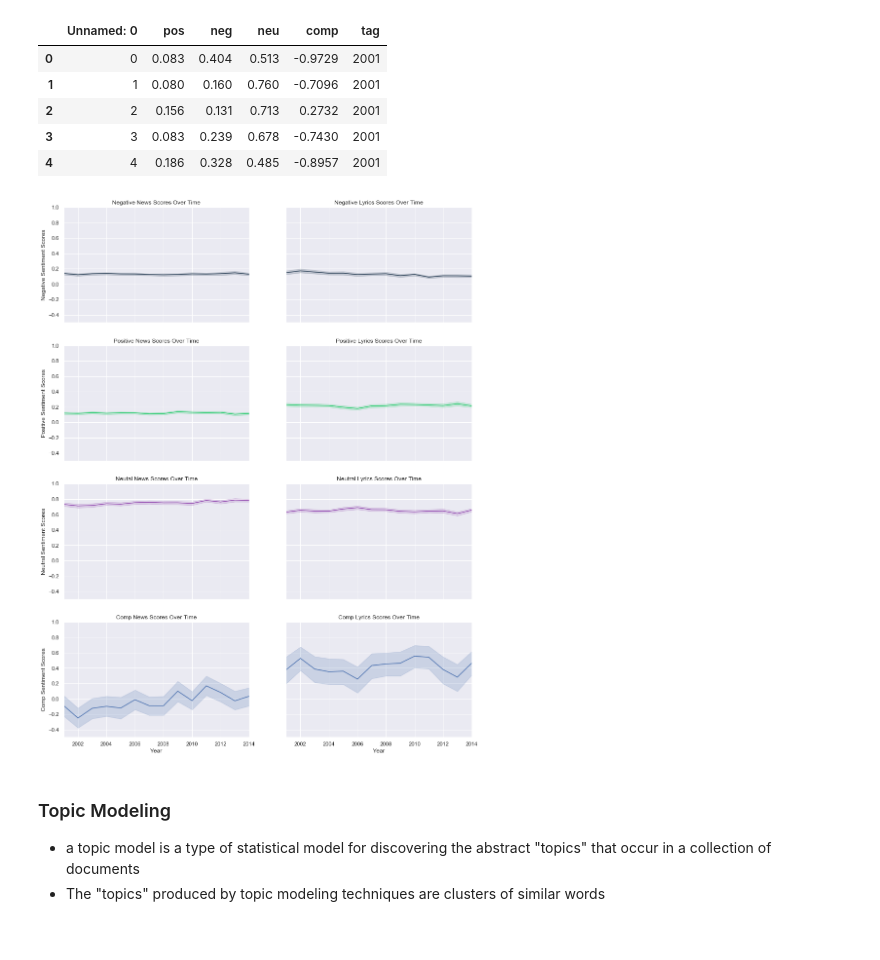
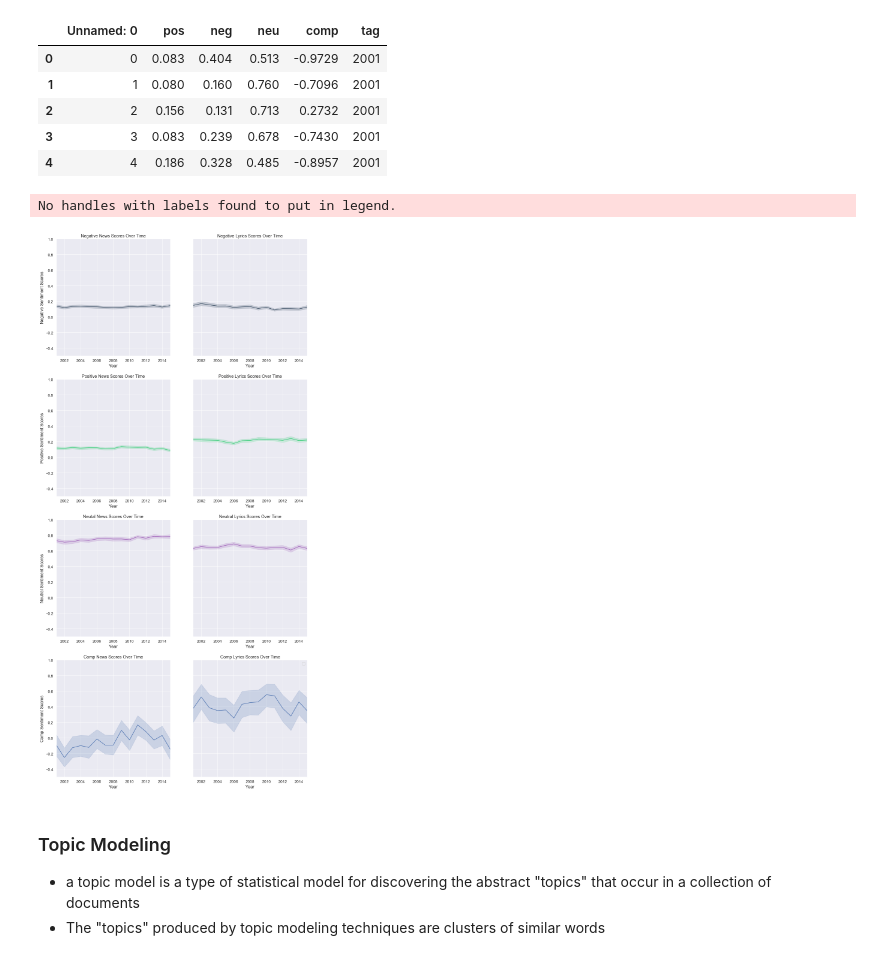
Before and after one commit to Yuerong2/final_projects, a Jupyter notebook: PresentationNotebook.ipynb, the cells around one changed output. Saved outputs shown, nothing was run; the diff lists cells and outputs as text; code cells hidden in the pictures.

```diff
--- a/PresentationNotebook.ipynb
+++ b/PresentationNotebook.ipynb
@@ -94,6 +94,8 @@ df_tfidf_both.head(5)
 df_tfidf_both[["NewsYR", "SongYR"]] = df_tfidf_both["NewsYR/SongYR"].str.split('/',expand=True)
 # %%
 df_tfidf_both["Year_diff"] = abs(pd.to_numeric(df_tfidf_both["SongYR"]) - pd.to_numeric(df_tfidf_both["NewsYR"]))
+# %%
+sns.set(font_scale=1.2)
 # %%
 n = sns.catplot(x="N_in_both", y="Year_diff",
             kind="bar", legend='full', palette='viridis',
@@ -155,7 +157,7 @@ df_sentiment_news.head(5)
 | 3 | 3 | 0.083 | 0.239 | 0.678 | -0.7430 | 2001 |
 | 4 | 4 | 0.186 | 0.328 | 0.485 | -0.8957 | 2001 |
 # %%
-fig, ((ax1, ax2), (ax3, ax4), (ax5, ax6), (ax7, ax8)) = plt.subplots(nrows=4, ncols=2, sharey=True, sharex=True, figsize=(15,20))
+fig, ((ax1, ax2), (ax3, ax4), (ax5, ax6), (ax7, ax8)) = plt.subplots(nrows=4, ncols=2, sharey=True, figsize=(15,33))
 
 s = sns.relplot(x="tag", y='neg', color="#34495e",
             kind="line", legend="full", ax=ax1, data=df_sentiment_lyrics);
@@ -163,7 +165,7 @@ ax1.set(title='Negative News Scores Over Time')
 ax1.set(ylabel='Negative Sentiment Scores')
 ax1.set(xlabel='Year')
 ax1.set(ylim=(-.5, 1))
-ax1.set(xlim=(2001, 2014))
+ax1.set(xlim=(2001, 2015))
 plt.close()
 
 a = sns.relplot(x="tag", y="neg", color="#34495e",
@@ -173,7 +175,7 @@ ax2.set(title='Negative Lyrics Scores Over Time')
 ax2.set(xlabel='Year')
 ax2.set(ylabel='Negative Sentiment Scores')
 ax2.set(ylim=(-.5, 1))
-ax2.set(xlim=(2001, 2014))
+ax2.set(xlim=(2001, 2015))
 plt.close()
 
 t = sns.relplot(x="tag", y="pos", ax=ax3, color="#2ecc71",
@@ -182,7 +184,7 @@ ax3.set(title='Positive News Scores Over Time')
 ax3.set(ylabel='Positive Sentiment Scores')
 ax3.set(xlabel='Year')
 ax3.set(ylim=(-.5, 1))
-ax3.set(xlim=(2001, 2014))
+ax3.set(xlim=(2001, 2015))
 plt.close()
 
 q = sns.relplot(x="tag", y='pos', ax=ax4,color="#2ecc71",
@@ -191,7 +193,7 @@ ax4.set(title='Positive Lyrics Scores Over Time')
 ax4.set(ylabel='Positive Sentiment Scores')
 ax4.set(xlabel='Year')
 ax4.set(ylim=(-.5, 1))
-ax4.set(xlim=(2001, 2014))
+ax4.set(xlim=(2001, 2015))
 plt.close()
 
 y = sns.relplot(x="tag", y="neu", ax=ax5, color="#9b59b6",
@@ -200,38 +202,39 @@ ax5.set(title='Neutal News Scores Over Time')
 ax5.set(ylabel='Neutral Sentiment Scores')
 ax5.set(xlabel='Year')
 ax5.set(ylim=(-.5, 1))
-ax5.set(xlim=(2001, 2014))
+ax5.set(xlim=(2001, 2015))
 plt.close()
 
 w = sns.relplot(x="tag", y='neu', ax=ax6, color="#9b59b6",
             kind="line", legend="full", data=df_sentiment_lyrics);
 ax6.set(title='Neutral Lyrics Scores Over Time')
 ax6.set(ylabel='Neutral Sentiment Scores')
 ax6.set(xlabel='Year')
 ax6.set(ylim=(-.5, 1))
-ax6.set(xlim=(2001, 2014))
+ax6.set(xlim=(2001, 2015))
 plt.close()
 
 o = sns.relplot(x="tag", y="comp", ax=ax7,
             kind="line", legend="full", data=df_sentiment_news);
 ax7.set(title='Comp News Scores Over Time')
 ax7.set(ylabel='Comp Sentiment Scores')
 ax7.set(xlabel='Year')
 ax7.set(ylim=(-.5, 1))
-ax7.set(xlim=(2001, 2014))
+ax7.set(xlim=(2001, 2015))
 plt.close()
 
 
 c = sns.relplot(x="tag", y='comp', ax=ax8,
             kind="line", legend="full", data=df_sentiment_lyrics);
 ax8.set(title='Comp Lyrics Scores Over Time')
 ax8.set(ylabel='Comp Sentiment Scores')
 ax8.set(xlabel='Year')
 ax8.set(ylim=(-.5, 1))
-ax8.set(xlim=(2001, 2014))
+ax8.set(xlim=(2001, 2015))
 plt.close()
 # %% [output]
+No handles with labels found to put in legend.
-[figure, old version]
+[figure, new version]
 # %% [markdown]
 ### Topic Modeling
 - a topic model is a type of statistical model for discovering the abstract "topics" that occur in a collection of documents
```
Also changed, not shown: parts of 5 cells of this notebook.
